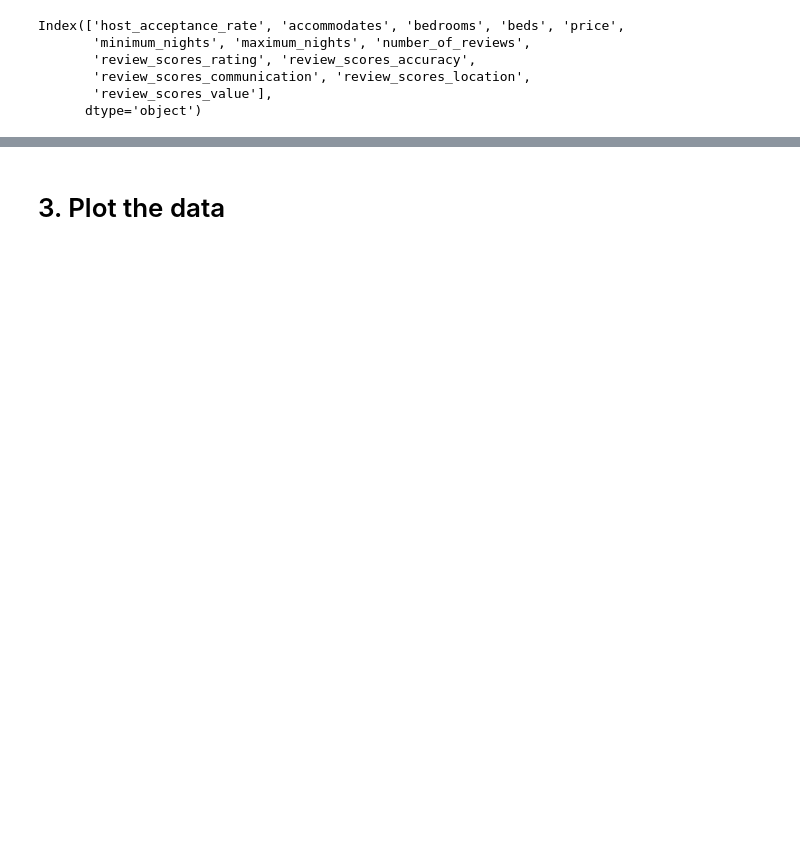
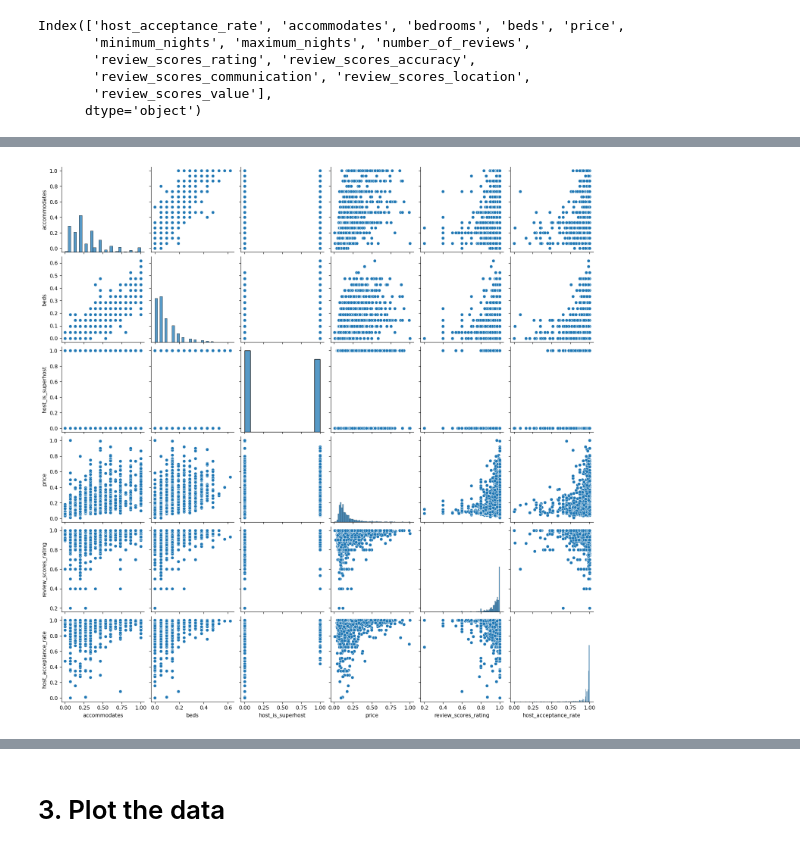
Before and after one commit to landon-g/PortfolioProjects, a Jupyter notebook: Airbnb Data.ipynb, the cells around one changed output, grey strips where cells are left out. Cells and saved outputs as stored; diff of their text form; code cells hidden in the pictures; blank space fills up the shorter version.

```diff
--- a/Airbnb Data.ipynb
+++ b/Airbnb Data.ipynb
@@ -261,0 +181,7 @@ There are 2694 listings remaining
+# %%
+bnb_char = ['accommodates','beds','host_is_superhost','price','review_scores_rating','host_acceptance_rate']
+sns.pairplot(df_stnd[bnb_char])
+plt.show()
+#Extreme outliers for price, accommodates, host_acceptance rate (0)
+# %% [output]
+[figure, added]
```
Also changed, not shown: parts of 26 cells of this notebook.
